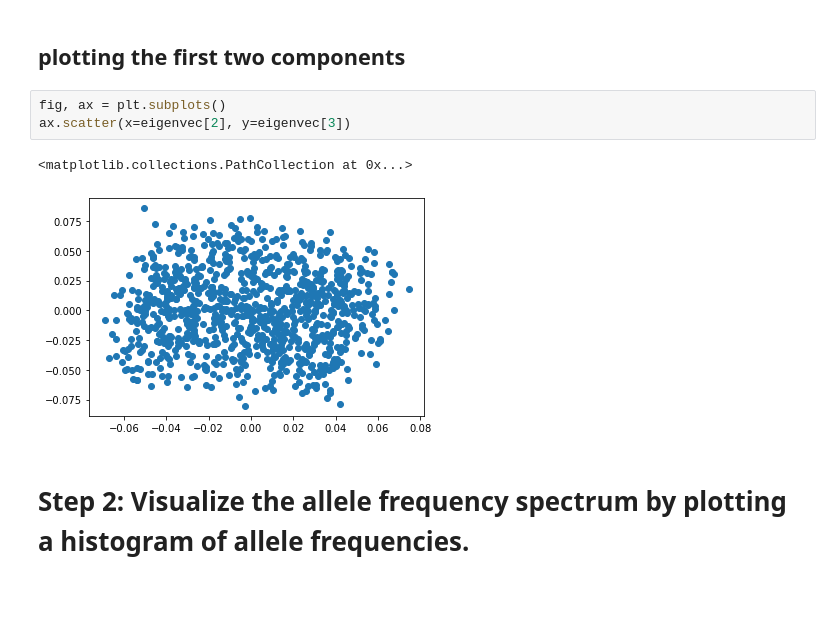
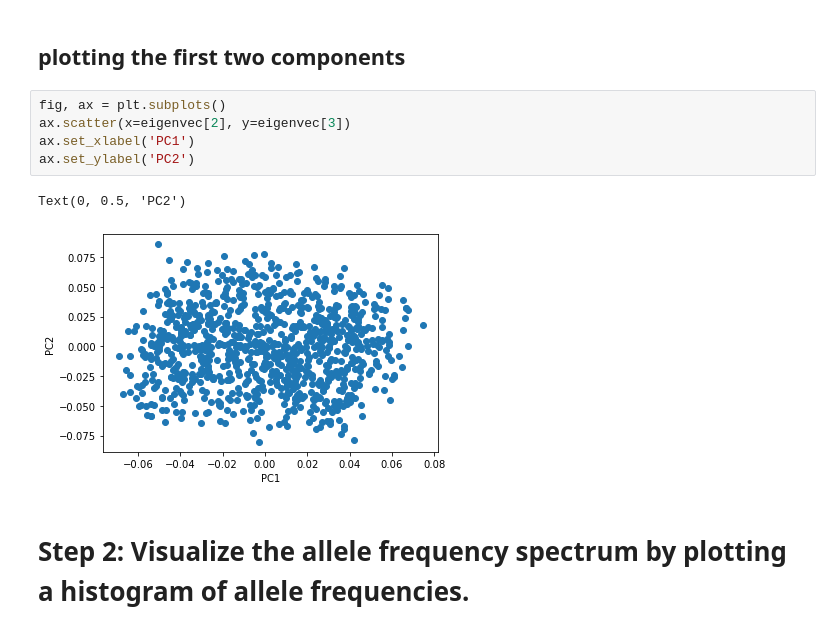
Before and after one commit to chende35/qbb2020-answers, a Jupyter notebook: week3/hw2-week3.ipynb, the cells around one changed output. Drawn from its saved outputs; the diff is of its cells as text; blank space fills up the shorter version.

```diff
--- a/week3/hw2-week3.ipynb
+++ b/week3/hw2-week3.ipynb
@@ -48,9 +68,11 @@ eigenvec
 # %%
 fig, ax = plt.subplots()
 ax.scatter(x=eigenvec[2], y=eigenvec[3])
+ax.set_xlabel('PC1')
+ax.set_ylabel('PC2')
 # %% [output]
-<matplotlib.collections.PathCollection at 0x...>
+Text(0, 0.5, 'PC2')
-[figure, old version]
+[figure, new version]
 # %% [markdown]
 # Step 2: Visualize the allele frequency spectrum by plotting a histogram of allele frequencies.
 # %% [markdown]
```
Also changed, not shown: parts of 6 cells of this notebook.
